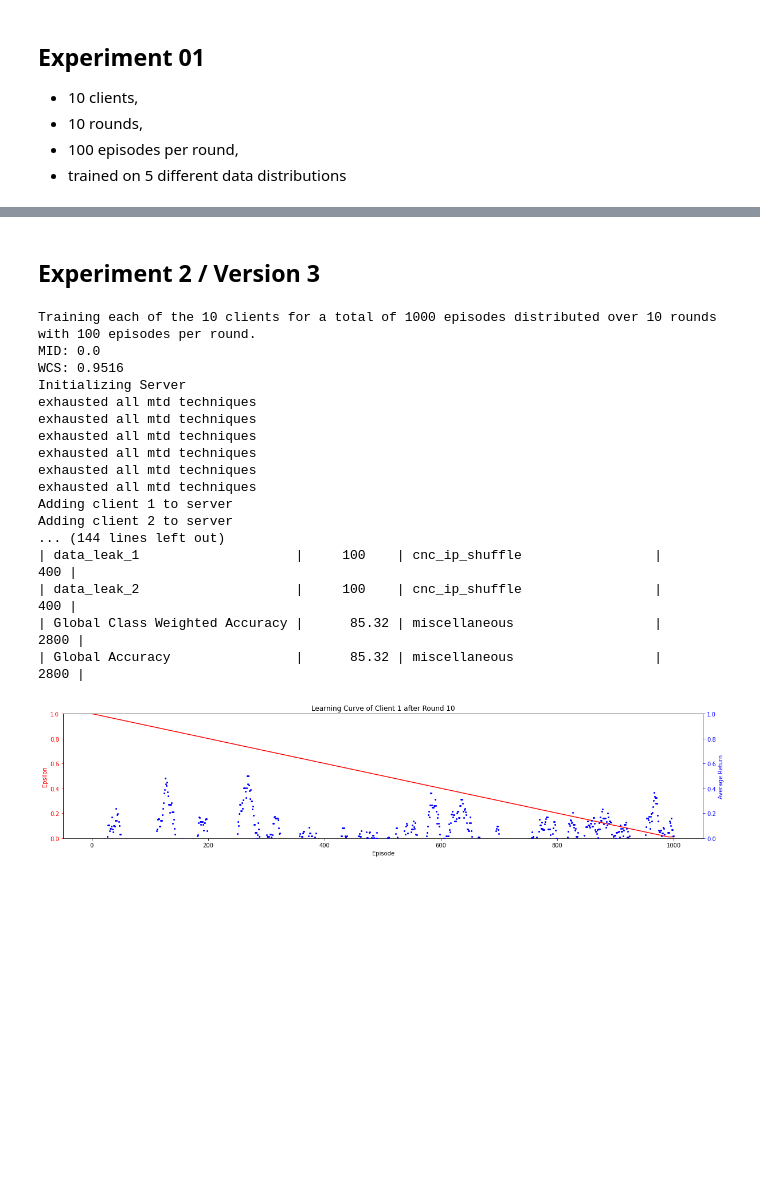
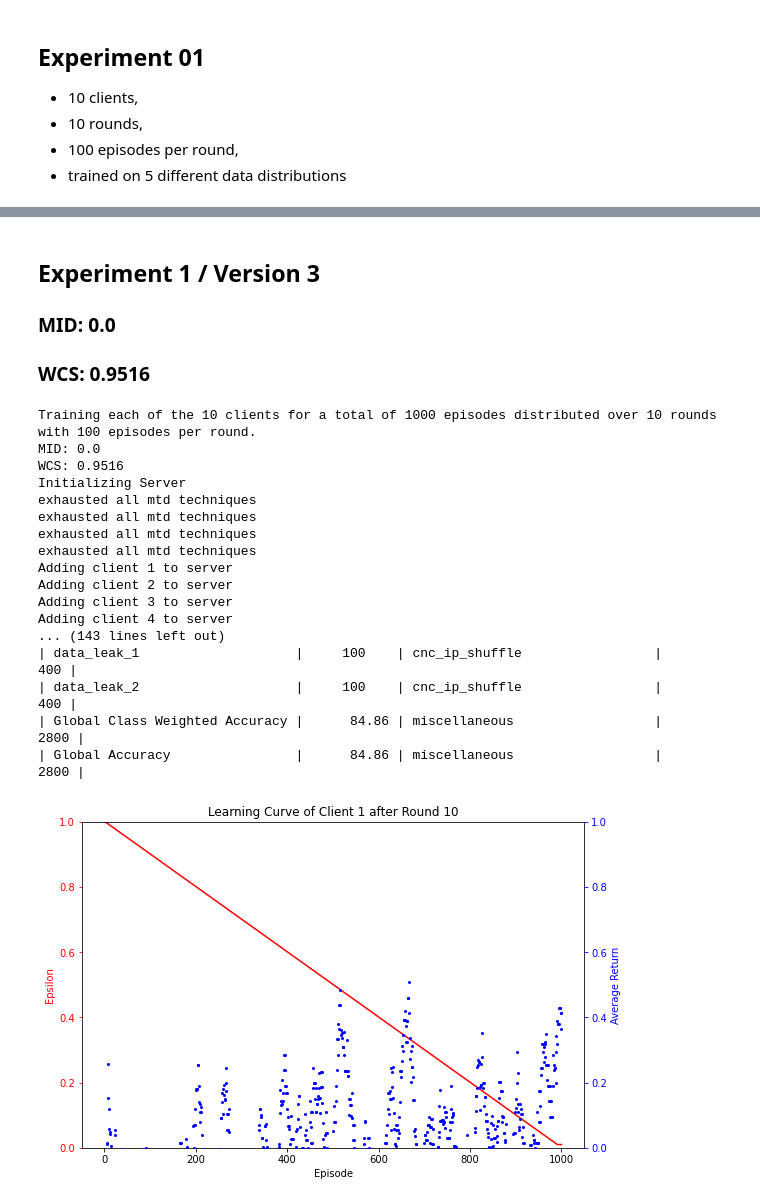
Before and after one commit to jan-kreischer/FedRL-for-IoT-Security, a Jupyter notebook: prototypes/prototype_02/experiment-02.ipynb, the cells around one changed output, grey strips where cells are left out. Saved outputs shown, nothing was run; the diff lists cells and outputs as text; code cells hidden in the pictures; blank space fills up the shorter version.

```diff
--- a/prototypes/prototype_02/experiment-02.ipynb
+++ b/prototypes/prototype_02/experiment-02.ipynb
@@ -1289,8 +1346,8 @@ BUFFER_SIZE = 500
 MIN_REPLAY_SIZE = 100
 
 NR_CLIENTS = 10
-NR_ROUNDS = 100
-NR_EPISODES_PER_ROUND = 10
+NR_ROUNDS = 10
+NR_EPISODES_PER_ROUND = 100
 NR_EPISODES_PER_CLIENT = NR_ROUNDS * NR_EPISODES_PER_ROUND
 
 # Linear epsilon decay
@@ -1304,7 +1411,7 @@ EPSILON_END = 0.01
 # %%
 #from prototypes.prototype_02.experiment import Experiment
 #from prototypes.prototype_02.sensor_environment import SensorEnvironment
-experiment_id = 2
+experiment_id = 1
 experiment_version = 1
 e1v1 = Experiment(base_path=original_working_directory_path, experiment_id=experiment_id, experiment_version=experiment_version)
 experiment_path = e1v1.get_experiment_path()
@@ -1380,7 +1497,7 @@ e1v1.plot_test_performances()
 # %%
 #from prototypes.prototype_02.experiment import Experiment
 #from prototypes.prototype_02.sensor_environment import SensorEnvironment
-experiment_id = 2
+experiment_id = 1
 experiment_version = 2
 e1v2 = Experiment(base_path=original_working_directory_path, experiment_id=experiment_id, experiment_version=experiment_version)
 experiment_path = e1v2.get_experiment_path()
@@ -1428,9 +1581,12 @@ e1v2.plot_test_performances()
 # %% [markdown]
-## Experiment 2 / Version 3
+## Experiment 1 / Version 3
+###
+### MID: 0.0
+### WCS: 0.9516
 # %%
 #from prototypes.prototype_02.experiment import Experiment
 #from prototypes.prototype_02.sensor_environment import SensorEnvironment
-experiment_id = 2
+experiment_id = 1
 experiment_version = 3
 e1v3 = Experiment(base_path=original_working_directory_path, experiment_id=experiment_id, experiment_version=experiment_version)
 experiment_path = e1v3.get_experiment_path()
@@ -1455,36 +1611,36 @@ global_agent = Agent(0, input_dims=sensor_environment.observation_space_size, n_
 server = Server(global_agent, rl_test_data_dict, experiment_id, experiment_path, nr_rounds=NR_ROUNDS, nr_episodes_per_round=NR_EPISODES_PER_ROUND)
 
 for i in range(NR_CLIENTS):
     client_id = i + 1
     if client_id % 2 == 0:
         sampling_probabilities = sampling_probabilities_2
     else:
         sampling_probabilities = sampling_probabilities_1
     sensor_environment = SensorEnvironment(training_data_strides[i], state_interpreter=autoencoder, state_samples=SAMPLES, sampling_probabilities=sampling_probabilities, verbose=False)
     agent = Agent(client_id, input_dims=sensor_environment.observation_space_size, n_actions=len(sensor_environment.actions), buffer_size=BUFFER_SIZE,
                 batch_size=BATCH_SIZE, lr=LEARNING_RATE, gamma=GAMMA, epsilon=EPSILON_START, eps_end=EPSILON_END, eps_dec=EPSILON_DEC)
     client = Client(client_id, agent, sensor_environment, experiment_path, MIN_REPLAY_SIZE)
     server.add_client(client)
 
 evaluations = [Evaluation.LEARNING_CURVE, Evaluation.GLOBAL_AGENT_PERFORMANCE_EVALUATION]
 #server.run_federation(evaluations=evaluations, evaluation_frequency=1)
 e1v3.execute(server, evaluations, 1)
 # %% [output]
 Training each of the 10 clients for a total of 1000 episodes distributed over 10 rounds with 100 episodes per round.
 MID: 0.0
 WCS: 0.9516
 Initializing Server
 exhausted all mtd techniques
 exhausted all mtd techniques
 exhausted all mtd techniques
 exhausted all mtd techniques
-exhausted all mtd techniques
-exhausted all mtd techniques
 Adding client 1 to server
 Adding client 2 to server
-... (144 lines left out)
+Adding client 3 to server
+Adding client 4 to server
+... (143 lines left out)
 | data_leak_1                    |     100    | cnc_ip_shuffle                 |           400 |
 | data_leak_2                    |     100    | cnc_ip_shuffle                 |           400 |
-| Global Class Weighted Accuracy |      85.32 | miscellaneous                  |          2800 |
-| Global Accuracy                |      85.32 | miscellaneous                  |          2800 |
+| Global Class Weighted Accuracy |      84.86 | miscellaneous                  |          2800 |
+| Global Accuracy                |      84.86 | miscellaneous                  |          2800 |
-[figure, old version]
+[figure, new version]
```
Also changed, not shown: parts of 29 cells of this notebook, 4 other files.
